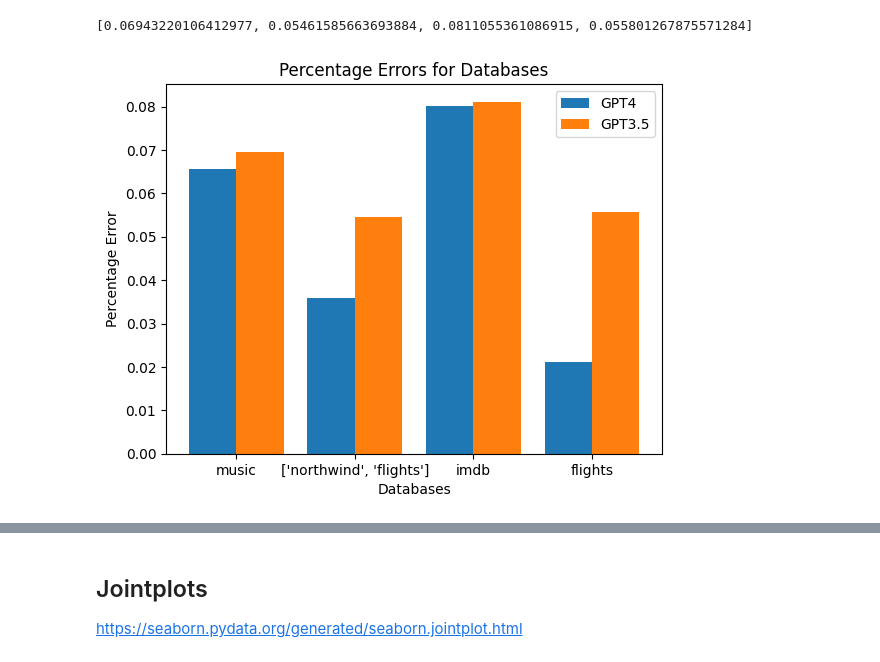
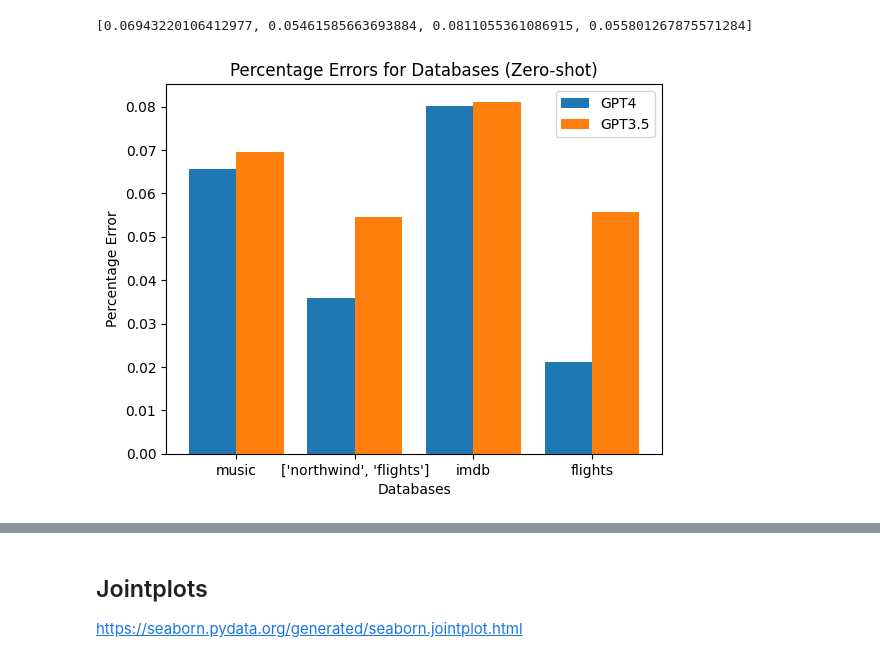
Before and after one commit to ipeirotis/sql_autograding, a Jupyter notebook: Evaluation_8_30.ipynb, the cells around one changed output, grey strips where cells are left out. Saved outputs shown, nothing was run; the diff lists cells and outputs as text; code cells hidden in the pictures.

```diff
--- a/Evaluation_8_30.ipynb
+++ b/Evaluation_8_30.ipynb
@@ -218,14 +247,14 @@ print(error_lst_3)
 # %%
 X_axis = np.arange(len(dbs))
 
 plt.bar(X_axis - 0.2, error_lst_4, 0.4, label = 'GPT4')
 plt.bar(X_axis + 0.2, error_lst_3, 0.4, label = 'GPT3.5')
 
 plt.xticks(X_axis, dbs)
 plt.xlabel("Databases")
 plt.ylabel("Percentage Error")
-plt.title("Percentage Errors for Databases")
+plt.title("Percentage Errors for Databases (Zero-shot)")
 plt.legend()
 plt.show()
 # %% [output]
-[figure, old version]
+[figure, new version]
```
Also changed, not shown: parts of 34 cells of this notebook.
